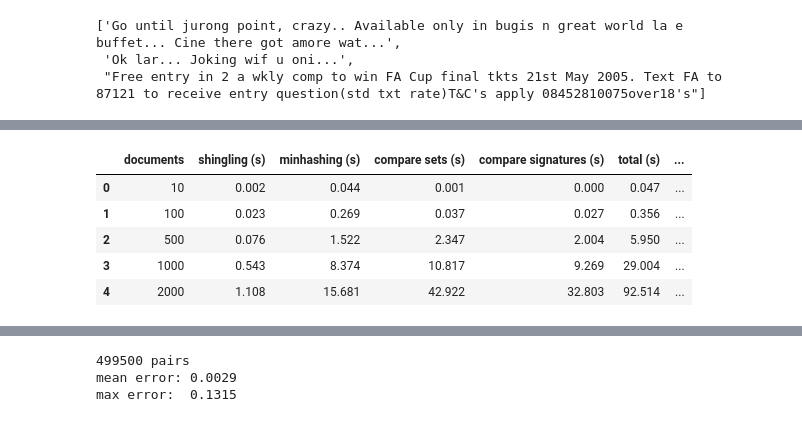
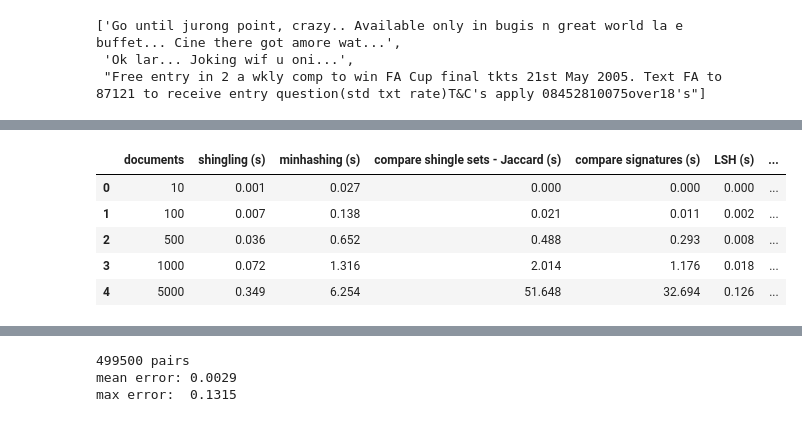
Before and after one commit to Val0007/Data-mining-course, a Jupyter notebook: shingle.ipynb, the cells around one changed output, grey strips where cells are left out. Cells and saved outputs as stored; diff of their text form; code cells hidden in the pictures.

```diff
--- a/shingle.ipynb
+++ b/shingle.ipynb
@@ -225,5 +256,5 @@ We use k = 5 because the messages are short (lecture 2 says k = 5 is ok for shor
 # %%
-def find_similar_documents(docs, k=5, n=100, s=0.8):
+def find_similar_documents(docs, k=5, n=100, s=0.8, band_size=5):
     times = {}
 
     # 1. Shingling: one set of hashed shingles per document
@@ -248,7 +279,7 @@ def find_similar_documents(docs, k=5, n=100, s=0.8):
             sim = compare_sets.sim(shingle_sets[i], shingle_sets[j])
             if sim >= s:
                 jaccard_pairs[(i, j)] = sim
-    times["compare sets (s)"] = time.perf_counter() - start
+    times["compare shingle sets - Jaccard (s)"] = time.perf_counter() - start
 
     # 4. Estimated similarity of every pair using the minhash signatures
     start = time.perf_counter()
@@ -260,7 +291,15 @@ def find_similar_documents(docs, k=5, n=100, s=0.8):
                 signature_pairs[(i, j)] = sim
     times["compare signatures (s)"] = time.perf_counter() - start
 
-    return times, jaccard_pairs, signature_pairs
+    # 5. LSH: puts the signatures in buckets by bands and only compares the candidate pairs
+    #    (documents that are in the same bucket in at least one band), not every pair
+    start = time.perf_counter()
+    lsh = LSH(signatures, s, band_size)
+    lsh_pairs = lsh.similarPairs()
+    times["LSH (s)"] = time.perf_counter() - start
+    candidates = len(lsh.returnCandidates())   # outside the time, it is only to count them
+
+    return times, jaccard_pairs, signature_pairs, lsh_pairs, candidates
 # %%
 # computer used for the times below (the times depend on the computer)
 import platform
@@ -271,27 +314,33 @@ print("CPU:   ", platform.processor())
 # %%
 # run everything with more and more documents and measure how long each step takes
-K, N_HASHES, S = 5, 100, 0.8
+K, N_HASHES, S, BAND_SIZE = 5, 100, 0.8, 5
 results = []
-for size in [10, 100, 500, 1000, 2000]:
-    times, jaccard_pairs, signature_pairs = find_similar_documents(docs[:size], k=K, n=N_HASHES, s=S)
+for size in [10, 100, 500, 1000, 5000]:
+    times, jaccard_pairs, signature_pairs, lsh_pairs, candidates = find_similar_documents(docs[:size], k=K, n=N_HASHES, s=S, band_size=BAND_SIZE)
     both = set(jaccard_pairs) & set(signature_pairs)
     results.append({
         "documents": size,
         **times,
         "total (s)": sum(times.values()),
         "similar pairs (Jaccard)": len(jaccard_pairs),
         "similar pairs (signatures)": len(signature_pairs),
         "found by both": len(both),
         "false positives": len(set(signature_pairs) - set(jaccard_pairs)),  # signatures say similar, Jaccard says no (jaccard was less than 0.8 and signatures was more)
         "false negatives": len(set(jaccard_pairs) - set(signature_pairs)),  # Jaccard says similar, signatures missed it
+        "all pairs": size * (size - 1) // 2,   # pairs compared without LSH
+        "candidates (LSH)": candidates,        # pairs compared with LSH
+        "similar pairs (LSH)": len(lsh_pairs),
+        "false positives (LSH)": len(set(lsh_pairs) - set(jaccard_pairs)),  # LSH says similar, Jaccard says no
+        "false negatives (LSH)": len(set(jaccard_pairs) - set(lsh_pairs)),  # Jaccard says similar, LSH missed it
+        "missed by banding": len(set(signature_pairs) - set(lsh_pairs)),    # signatures agree in >= s but they were never in the same bucket
     })
 
 results_df = pd.DataFrame(results).round(3)
 results_df
 # %% [output]
-|  | documents | shingling (s) | minhashing (s) | compare sets (s) | compare signatures (s) | total (s) | ... |
-| 0 | 10 | 0.002 | 0.044 | 0.001 | 0.000 | 0.047 | ... |
-| 1 | 100 | 0.023 | 0.269 | 0.037 | 0.027 | 0.356 | ... |
-| 2 | 500 | 0.076 | 1.522 | 2.347 | 2.004 | 5.950 | ... |
-| 3 | 1000 | 0.543 | 8.374 | 10.817 | 9.269 | 29.004 | ... |
-| 4 | 2000 | 1.108 | 15.681 | 42.922 | 32.803 | 92.514 | ... |
+|  | documents | shingling (s) | minhashing (s) | compare shingle sets - Jaccard (s) | compare signatures (s) | LSH (s) | ... |
+| 0 | 10 | 0.001 | 0.027 | 0.000 | 0.000 | 0.000 | ... |
+| 1 | 100 | 0.007 | 0.138 | 0.021 | 0.011 | 0.002 | ... |
+| 2 | 500 | 0.036 | 0.652 | 0.488 | 0.293 | 0.008 | ... |
+| 3 | 1000 | 0.072 | 1.316 | 2.014 | 1.176 | 0.018 | ... |
+| 4 | 5000 | 0.349 | 6.254 | 51.648 | 32.694 | 0.126 | ... |
```
Also changed, not shown: parts of 15 cells of this notebook.
